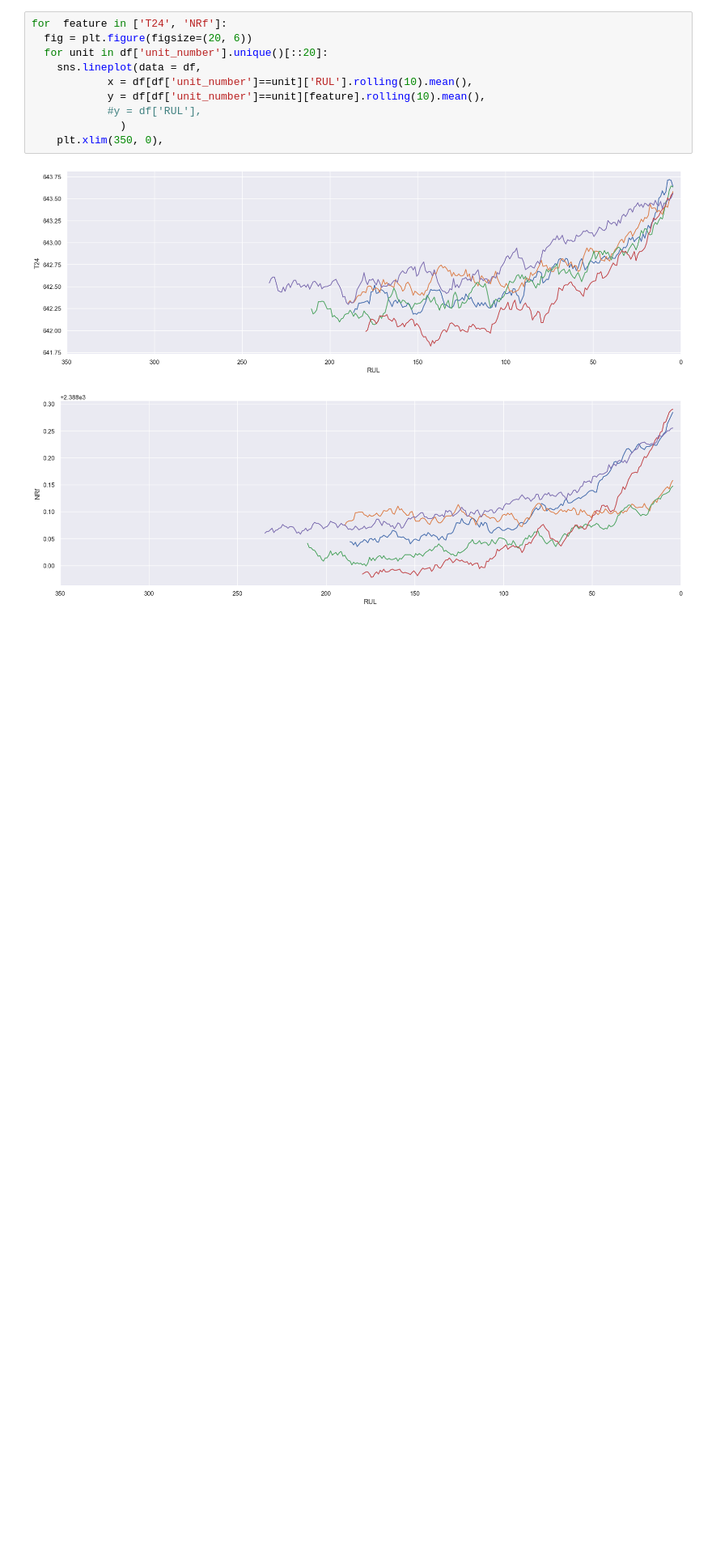
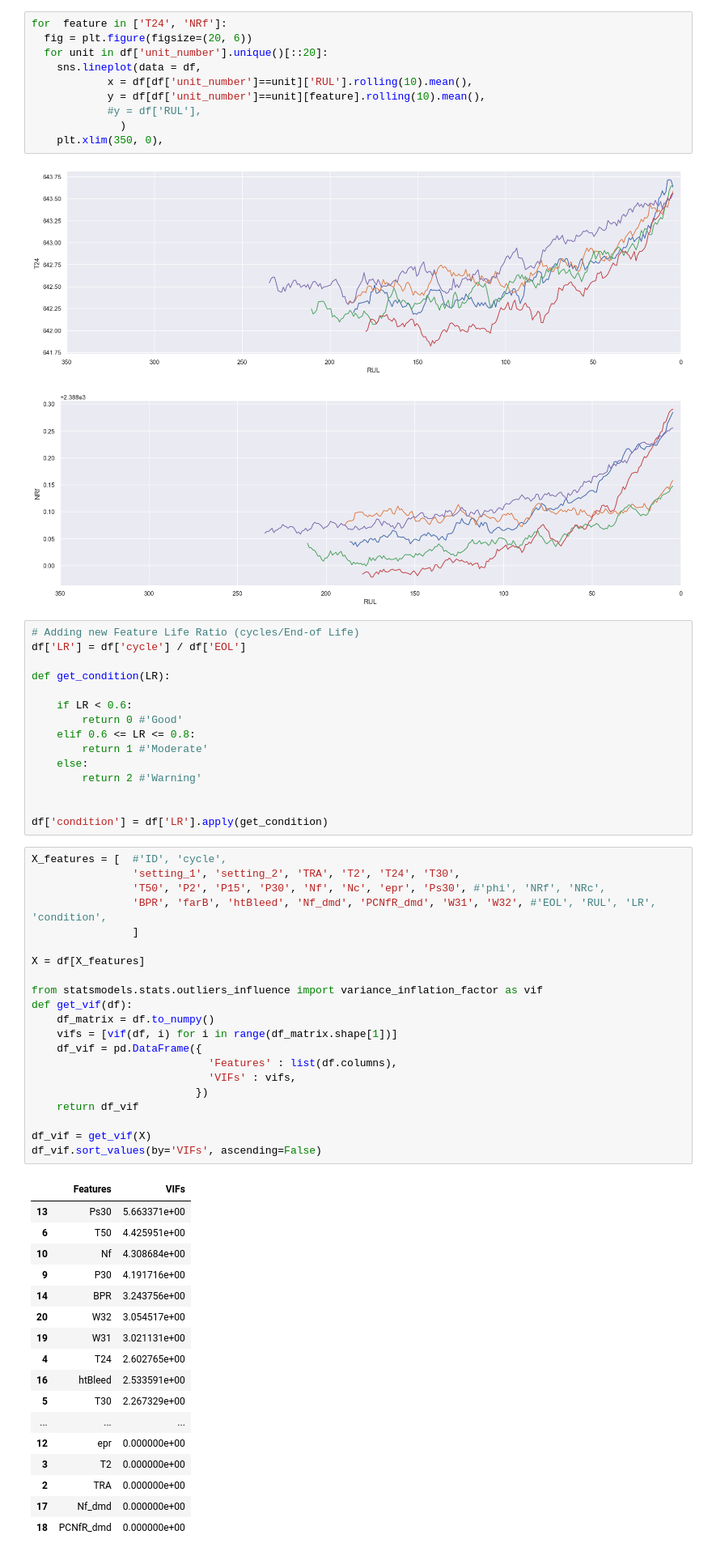
Before and after one commit to ameyak2310/TurboFanEngine_RUL-Estimator, a Jupyter notebook: WhiteBoard/EDA.ipynb, the cells around one changed output. Shown: that part at 81% size. Drawn from its saved outputs; the diff is of its cells as text; blank space fills up the shorter version.

```diff
--- a/WhiteBoard/EDA.ipynb
+++ b/WhiteBoard/EDA.ipynb
@@ -131,3 +131,57 @@ for  feature in ['T24', 'NRf']:
 # %% [output]
 [figure]
 [figure]
+# %%
+# Adding new Feature Life Ratio (cycles/End-of Life)
+df['LR'] = df['cycle'] / df['EOL']
+
+def get_condition(LR):
+
+    if LR < 0.6:
+        return 0 #'Good'
+    elif 0.6 <= LR <= 0.8:
+        return 1 #'Moderate'
+    else:
+        return 2 #'Warning'
+
+
+df['condition'] = df['LR'].apply(get_condition)
+# %%
+X_features = [  #'ID', 'cycle',
+                'setting_1', 'setting_2', 'TRA', 'T2', 'T24', 'T30',
+                'T50', 'P2', 'P15', 'P30', 'Nf', 'Nc', 'epr', 'Ps30', #'phi', 'NRf', 'NRc',
+                'BPR', 'farB', 'htBleed', 'Nf_dmd', 'PCNfR_dmd', 'W31', 'W32', #'EOL', 'RUL', 'LR', 'condition',
+                ]
+
+X = df[X_features]
+
+from statsmodels.stats.outliers_influence import variance_inflation_factor as vif
+def get_vif(df):
+    df_matrix = df.to_numpy()
+    vifs = [vif(df, i) for i in range(df_matrix.shape[1])]
+    df_vif = pd.DataFrame({
+                            'Features' : list(df.columns),
+                            'VIFs' : vifs,
+                          })
+    return df_vif
+
+df_vif = get_vif(X)
+df_vif.sort_values(by='VIFs', ascending=False)
+# %% [output]
+|  | Features | VIFs |
+| 13 | Ps30 | 5.663371e+00 |
+| 6 | T50 | 4.425951e+00 |
+| 10 | Nf | 4.308684e+00 |
+| 9 | P30 | 4.191716e+00 |
+| 14 | BPR | 3.243756e+00 |
+| 20 | W32 | 3.054517e+00 |
+| 19 | W31 | 3.021131e+00 |
+| 4 | T24 | 2.602765e+00 |
+| 16 | htBleed | 2.533591e+00 |
+| 5 | T30 | 2.267329e+00 |
+| ... | ... | ... |
+| 12 | epr | 0.000000e+00 |
+| 3 | T2 | 0.000000e+00 |
+| 2 | TRA | 0.000000e+00 |
+| 17 | Nf_dmd | 0.000000e+00 |
+| 18 | PCNfR_dmd | 0.000000e+00 |
```
Also changed, not shown: parts of 3 cells of this notebook, 7 other files.
